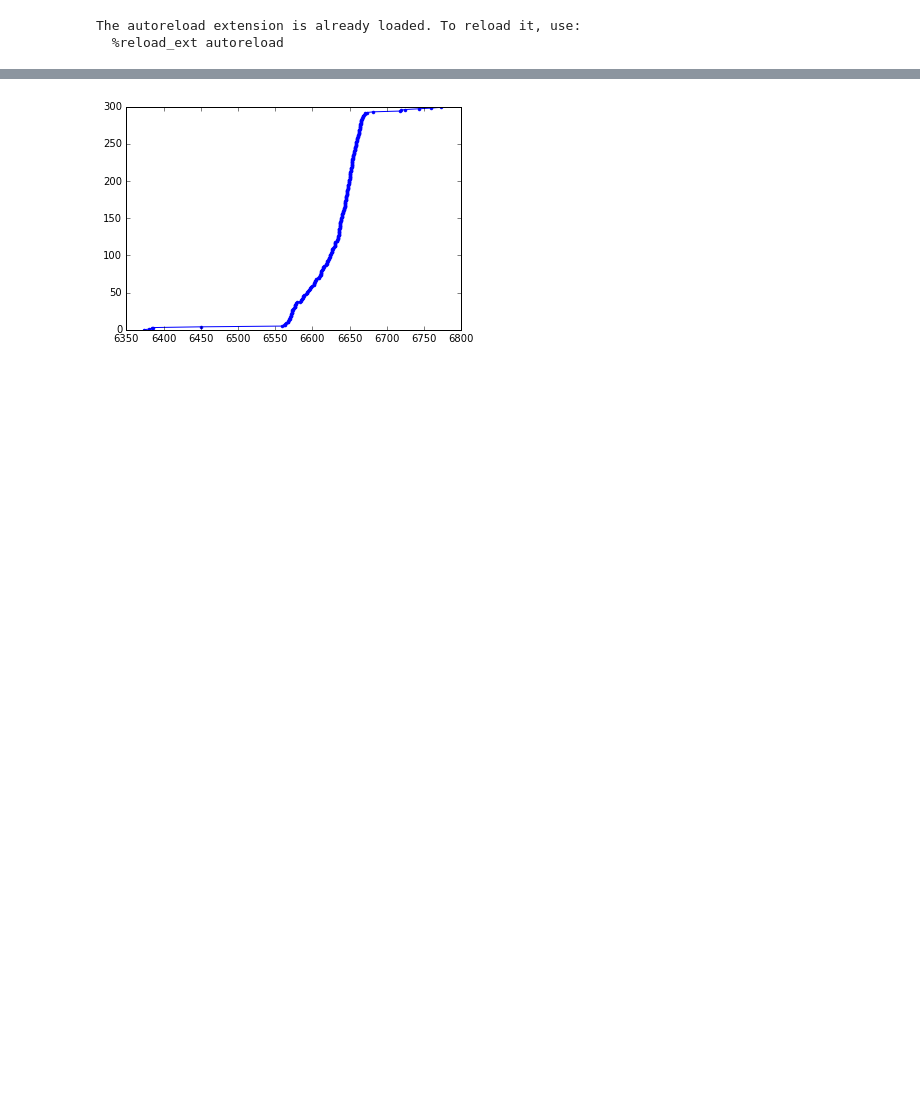
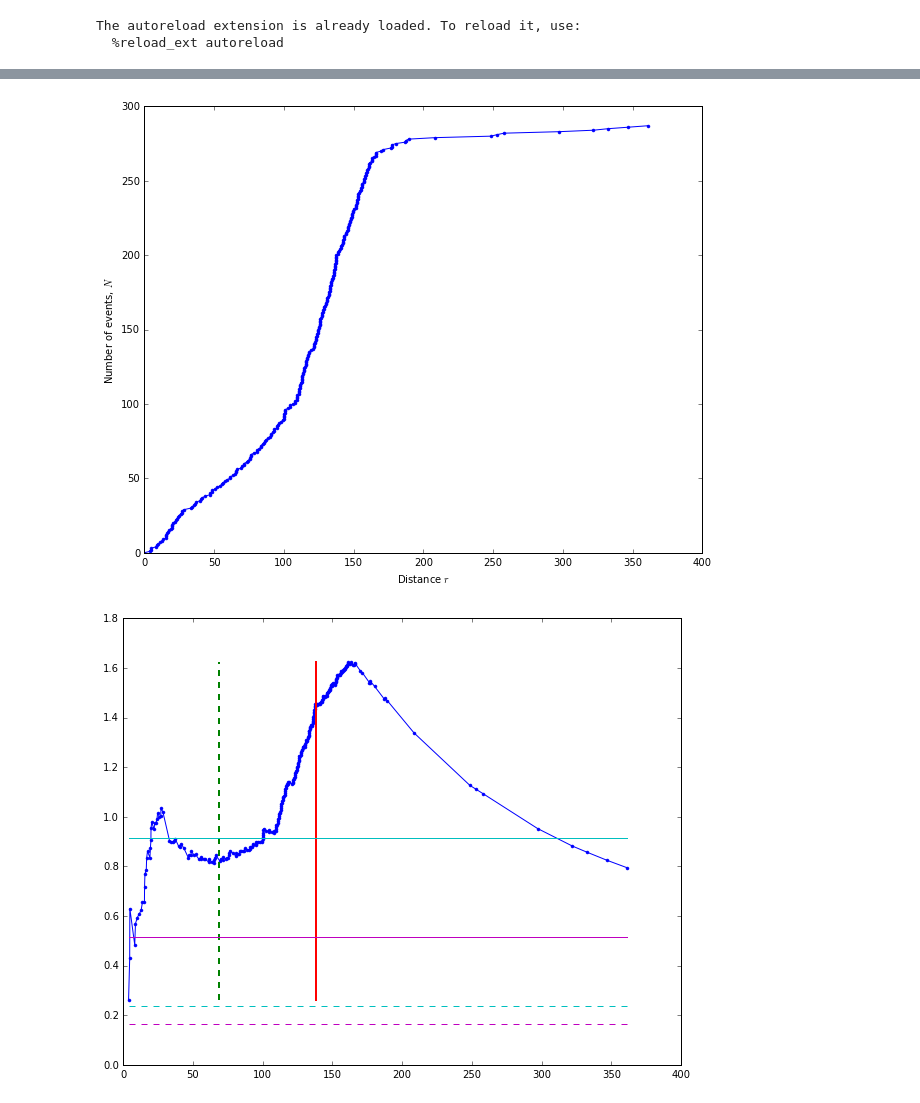
Before and after one commit to markyoder/globalETAS, a Jupyter notebook: etas_linear_density_figs.ipynb, the cells around one changed output, grey strips where cells are left out. Saved outputs shown, nothing was run; the diff lists cells and outputs as text; code cells hidden in the pictures; blank space fills up the shorter version.

Commit message:
more work on the linear distribution figures notebook...

```diff
--- a/etas_linear_density_figs.ipynb
+++ b/etas_linear_density_figs.ipynb
@@ -44,13 +44,23 @@ import globalETAS as gep
 from eq_params import *
 #import roc_generic            # we'll eventually want to move to a new library of roc tools.
 import random
+import geopy
 #
 #colors_ =  mpl.rcParams['axes.color_cycle']
 colors_ = ['b', 'g', 'r', 'c', 'm', 'y', 'k']		# make sure these are correct...
 #
-emc = {'lon':32.13, 'lat':-115.30, 'event_date':dtm.datetime(2010,4,4,22,40,41, tzinfo=pytz.timezone('UTC'))}
+emc = {'lat':32.13, 'lon':-115.30, 'event_date':dtm.datetime(2010,4,4,22,40,41, tzinfo=pytz.timezone('UTC'))}
 nepal_epi_lon = 84.698
 nepal_epi_lat = 28.175
+
+#
+# set up dict objects for different earthquakes. maybe from eq_params.py ?
+param_keys = ['lat_center', 'lon_center', 'to_dt', 'mc', 'mc_auto', 'cat_len_plus']
+nepal_params = {key:val for key,val in zip(param_keys, [nepal_epi_lat, nepal_epi_lon,
+                                                        dtm.datetime(2015,4,30, tzinfo=pytz.timezone('UTC')),
+                                                        4.0, 4.5, 220])}
+emc_params =   {key:val for key,val in zip(param_keys, [emc['lat'], emc['lon'],
+                                                      emc['event_date'] + dtm.timedelta(days=5), 3.5, 5.5, 220])}
 # %% [output]
 The autoreload extension is already loaded. To reload it, use:
   %reload_ext autoreload
@@ -111,5 +185,5 @@ def dtm64_to_datetime(x, tz_out=pytz.timezone('UTC')):
 # %%
-A = LD_figure()
+A = LD_figure(**nepal_params)
 # lats=[28.175-1., 28.175+1.], lons = [84.7-1., 84.7+1], to_dt=dtm.datetime(2015,5,1, tzinfo=pytz.timezone('UTC'))
 #
 # %% [output]
@@ -121,7 +192,8 @@ mainshock data:  {'lat': 28.147300000000001, 'depth': 15.0, 'mag': 7.79999999999
 eq_cat_params:  {'lat': [25.041124787122225, 31.253475212877778], 'mainshock_lat': 28.147300000000001, 'mainshock_lon': 84.707899999999995, 'lon': [81.185111849537464, 88.230688150462527], 'mainshock_ ...
 data handle fetched...
  no file.
-[figure, old version]
+[figure, new version]
+[figure, added]
 # %%
 
 
```
Also changed, not shown: parts of 5 cells of this notebook.
